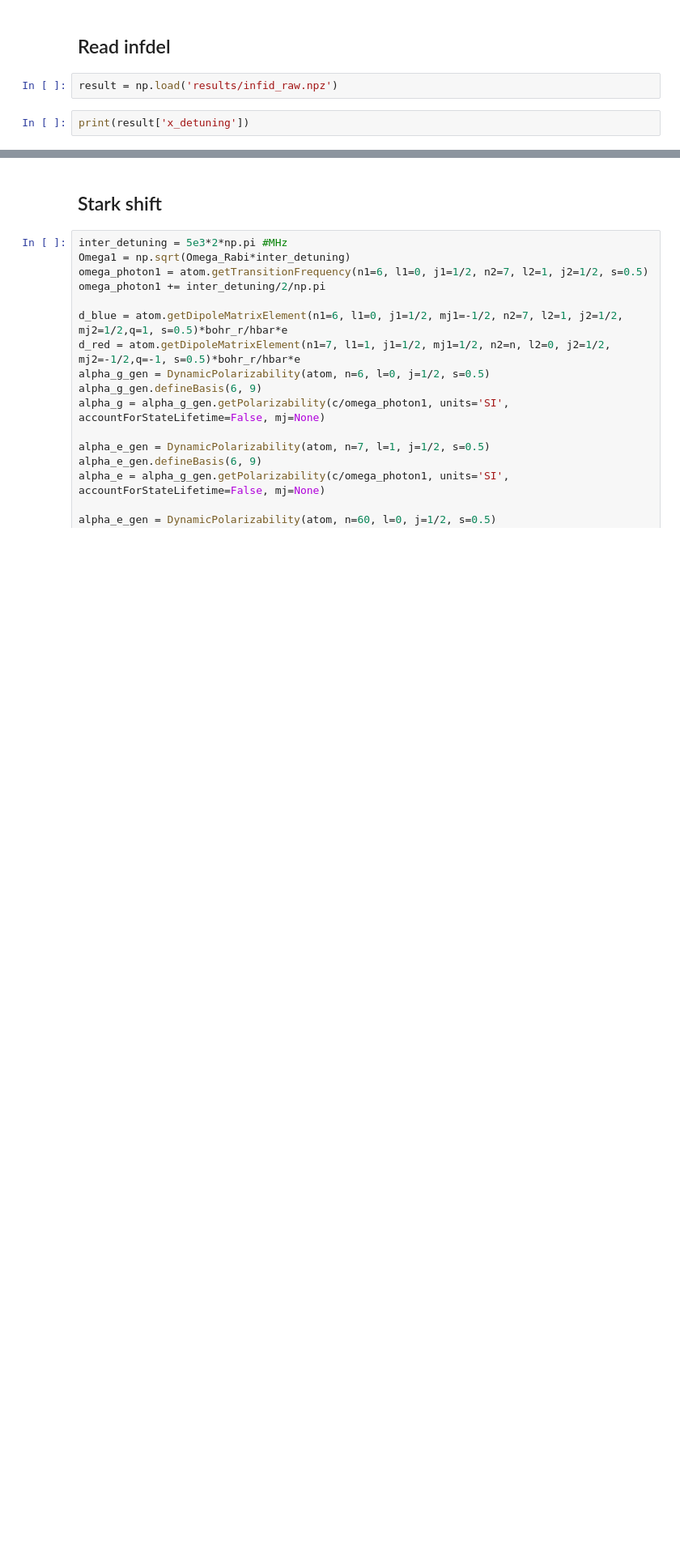
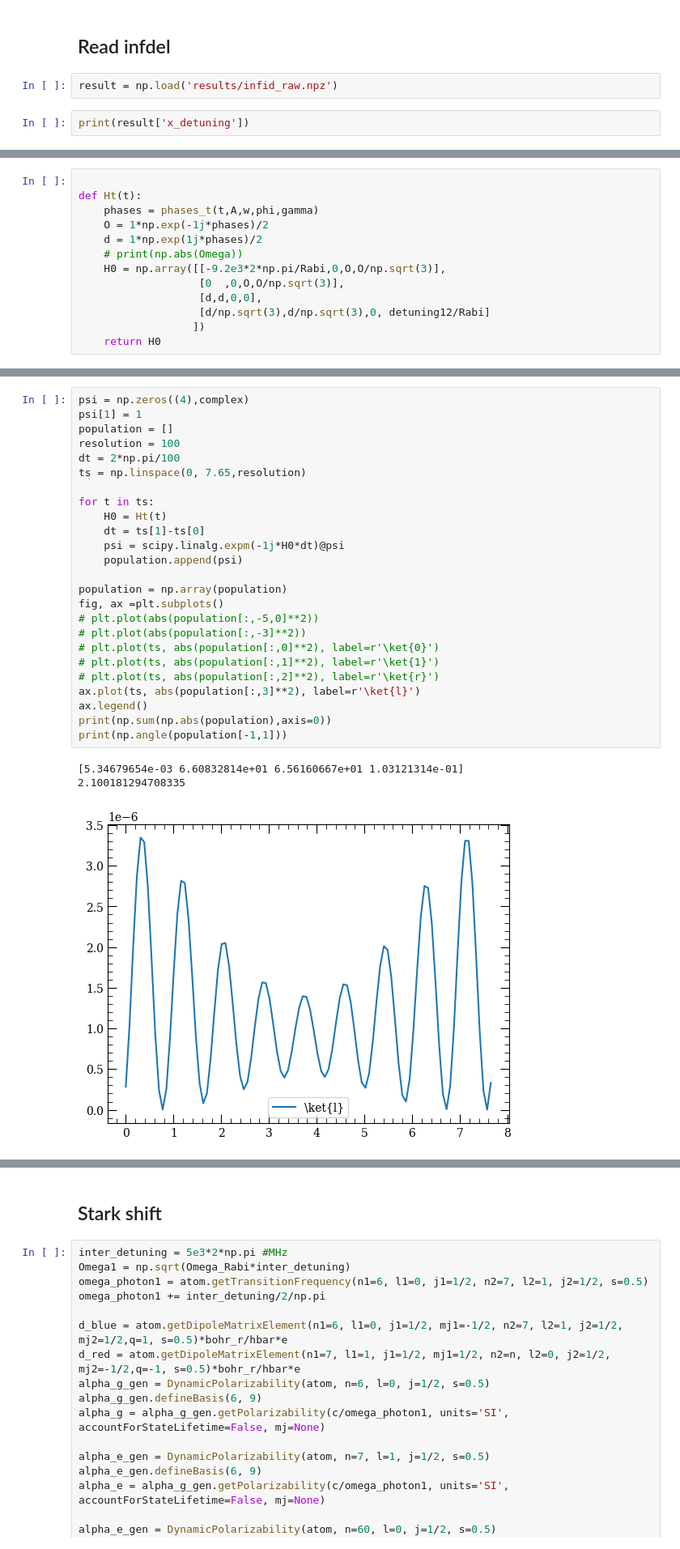
Before and after one commit to Linipun/GateError, a Jupyter notebook: budget.ipynb, the cells around one changed output, grey strips where cells are left out. Shown at 81% size. Cells and saved outputs as stored; diff of their text form; blank space fills up the shorter version.

```diff
--- a/budget.ipynb
+++ b/budget.ipynb
@@ -933,0 +900,13 @@ print(result['x_detuning'])
+# %%
+
+def Ht(t):
+    phases = phases_t(t,A,w,phi,gamma)
+    O = 1*np.exp(-1j*phases)/2
+    d = 1*np.exp(1j*phases)/2
+    # print(np.abs(Omega))
+    H0 = np.array([[-9.2e3*2*np.pi/Rabi,0,O,O/np.sqrt(3)],
+                   [0  ,0,O,O/np.sqrt(3)],
+                   [d,d,0,0],
+                   [d/np.sqrt(3),d/np.sqrt(3),0, detuning12/Rabi]
+                  ])
+    return H0
@@ -933,0 +915,29 @@ print(result['x_detuning'])
+# %%
+psi = np.zeros((4),complex)
+psi[1] = 1
+population = []
+resolution = 100
+dt = 2*np.pi/100
+ts = np.linspace(0, 7.65,resolution)
+
+for t in ts:
+    H0 = Ht(t)
+    dt = ts[1]-ts[0]
+    psi = scipy.linalg.expm(-1j*H0*dt)@psi
+    population.append(psi)
+
+population = np.array(population)
+fig, ax =plt.subplots()
+# plt.plot(abs(population[:,-5,0]**2))
+# plt.plot(abs(population[:,-3]**2))
+# plt.plot(ts, abs(population[:,0]**2), label=r'\ket{0}')
+# plt.plot(ts, abs(population[:,1]**2), label=r'\ket{1}')
+# plt.plot(ts, abs(population[:,2]**2), label=r'\ket{r}')
+ax.plot(ts, abs(population[:,3]**2), label=r'\ket{l}')
+ax.legend()
+print(np.sum(np.abs(population),axis=0))
+print(np.angle(population[-1,1]))
+# %% [output]
+[5.34679654e-03 6.60832814e+01 6.56160667e+01 1.03121314e-01]
+2.100181294708335
+[figure, added]
```
Also changed, not shown: parts of 23 cells of this notebook, 2 other files.
